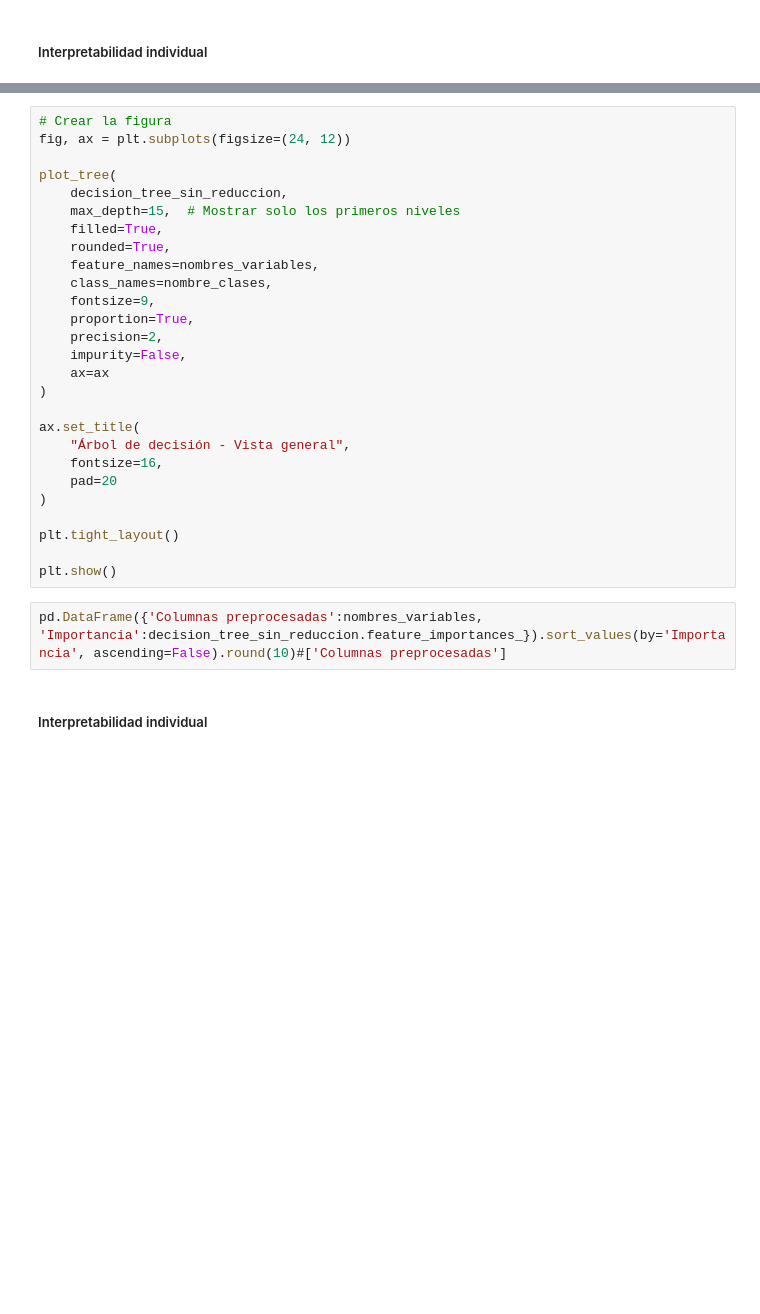
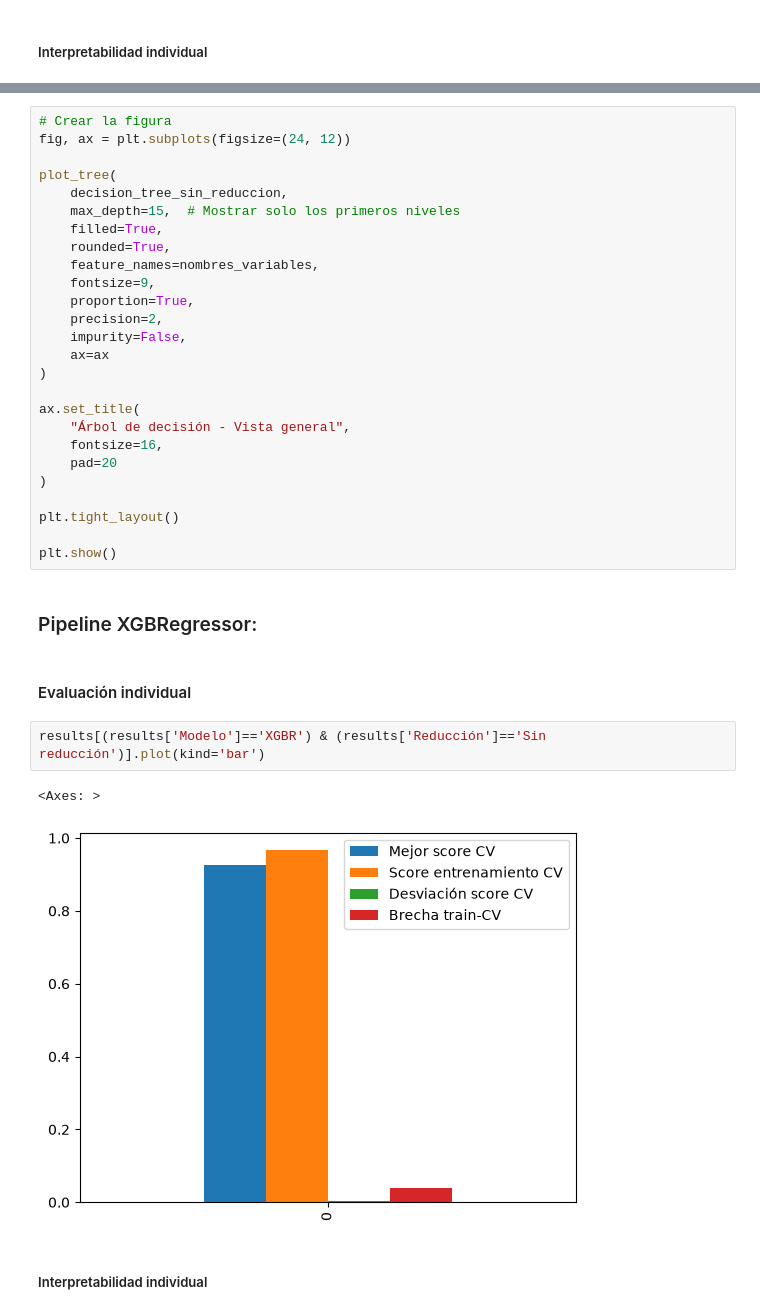
Before and after one commit to ianCristianAriel/2026-forecasting-ventas, a Jupyter notebook: notebooks/3_machine_learning.ipynb, the cells around one changed output, grey strips where cells are left out. Saved outputs shown, nothing was run; the diff lists cells and outputs as text; blank space fills up the shorter version.

```diff
--- a/notebooks/3_machine_learning.ipynb
+++ b/notebooks/3_machine_learning.ipynb
@@ -508,7 +573,6 @@ plot_tree(
     filled=True,
     rounded=True,
     feature_names=nombres_variables,
-    class_names=nombre_clases,
     fontsize=9,
     proportion=True,
     precision=2,
@@ -525,7 +589,14 @@ ax.set_title(
 plt.tight_layout()
 
 plt.show()
-# %%
-pd.DataFrame({'Columnas preprocesadas':nombres_variables, 'Importancia':decision_tree_sin_reduccion.feature_importances_}).sort_values(by='Importancia', ascending=False).round(10)#['Columnas preprocesadas']
+# %% [markdown]
+### Pipeline XGBRegressor:
+# %% [markdown]
+#### Evaluación individual
+# %%
+results[(results['Modelo']=='XGBR') & (results['Reducción']=='Sin reducción')].plot(kind='bar')
+# %% [output]
+<Axes: >
+[figure, added]
 # %% [markdown]
 ##### Interpretabilidad individual
```
Also changed, not shown: parts of 32 cells of this notebook, 1 other file.
